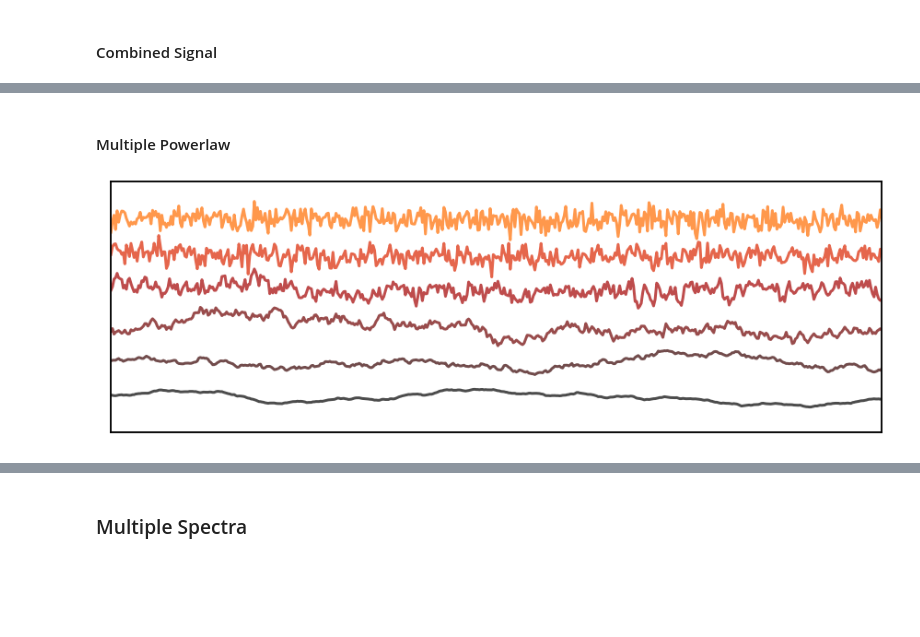
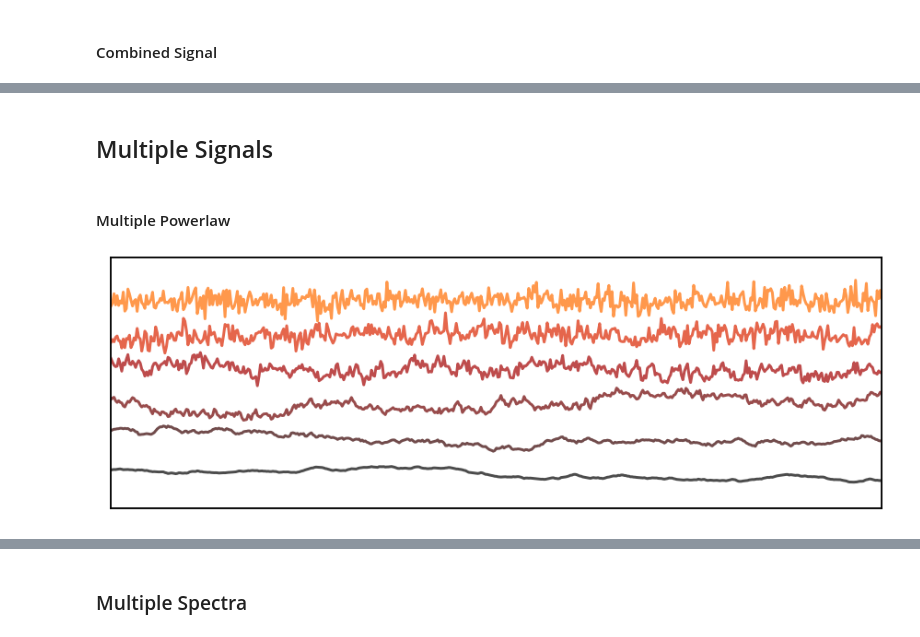
Before and after one commit to TomDonoghue/OverviewFigures, a Jupyter notebook: simulations.ipynb, the cells around one changed output, grey strips where cells are left out. Saved outputs shown, nothing was run; the diff lists cells and outputs as text; code cells hidden in the pictures; blank space fills up the shorter version.

```diff
--- a/simulations.ipynb
+++ b/simulations.ipynb
@@ -100,0 +121,4 @@ save_fig(SAVE, 'oscillation_spectrum.pdf')
+# %%
+comps = {'sim_synaptic_current' : {},
+         'sim_bursty_oscillation' : {'freq' : 6}}
+sig = sim_combined(n_seconds, fs, comps)
@@ -101,3 +141,5 @@ save_fig(SAVE, 'oscillation_spectrum.pdf')
+# %% [markdown]
+## Multiple Signals
 # %% [markdown]
 #### Multiple Powerlaw
 # %%
@@ -109,12 +151,12 @@ cmap = [plt.cm.gist_heat(ind) for ind in np.linspace(0, 1, len(exps) + 2)]
 # %%
 _, ax = plt.subplots(figsize=(15, 5))
 for ind, sig in enumerate(sigs):
     ax.plot(times, sig+5*ind, color=cmap[ind], alpha=0.7, lw=3.)
 ax.set_xlim([0, 1])
 ax.set(xticks=[], yticks=[]);
-save_fig(SAVE, 'multi_noise_time_series.pdf')
+save_fig(True, 'multi_noise_time_series.pdf')
 # %% [output]
-[figure, old version]
+[figure, new version]
 # %%
 # Compute power spectra for the powerlaw signals
 all_powers = []
```
Also changed, not shown: parts of 13 cells of this notebook.
